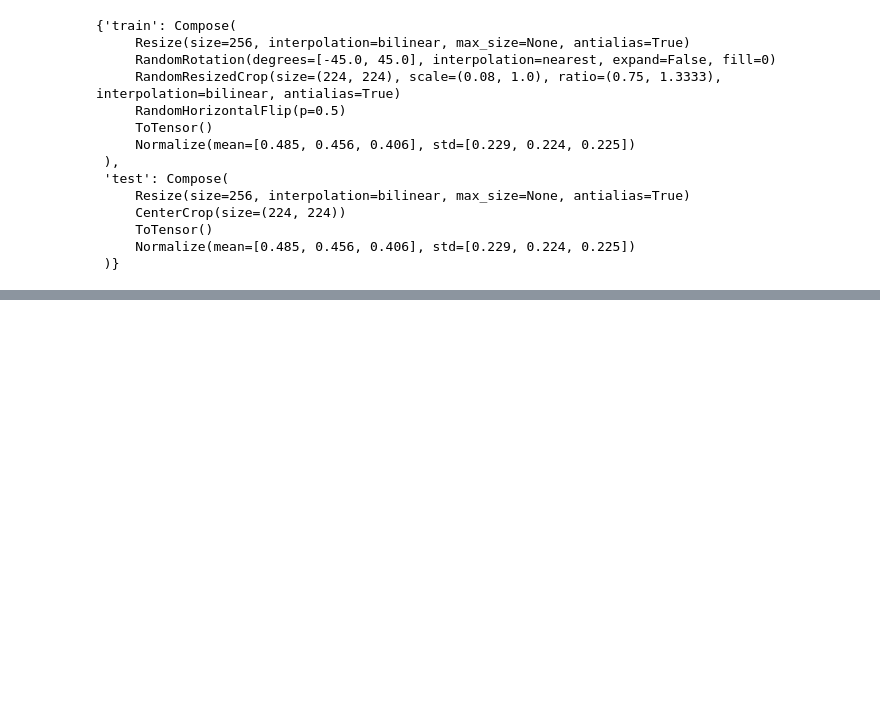
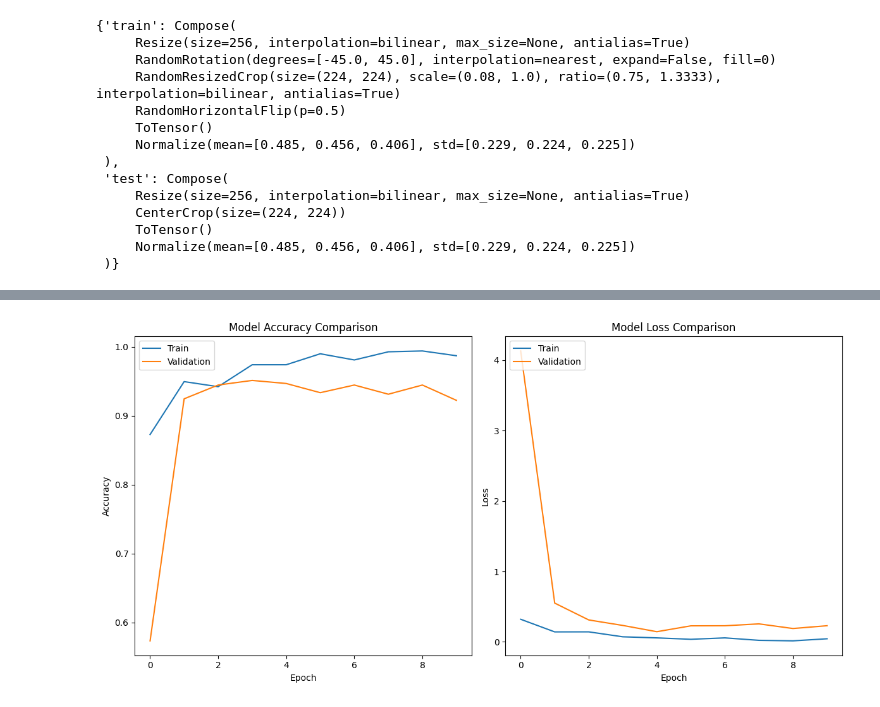
Before and after one commit to insomnius/aiiindonesia-project-1, a Jupyter notebook: arib/model_iteration_1.ipynb, the cells around one changed output, grey strips where cells are left out. Cells and saved outputs as stored; diff of their text form; code cells hidden in the pictures; blank space fills up the shorter version.

Commit message:
model iteration 1 finished

```diff
--- a/arib/model_iteration_1.ipynb
+++ b/arib/model_iteration_1.ipynb
@@ -119,0 +114,3 @@ test_df
+# %%
+test_df['Male'] = test_df['Male'].astype(str)
+train_df['Male'] = train_df['Male'].astype(str)
@@ -119,0 +190,15 @@ test_df
+# %%
+# Create a new model on top of InceptionV3
+model = Sequential()
+model.add(base_model)
+model.add(GlobalAveragePooling2D())
+model.add(Dense(128, activation='relu'))
+model.add(Dense(1, activation='sigmoid')) # Binary classification
+# Compile the model
+model.compile(optimizer='adam', loss='binary_crossentropy', metrics=['accuracy'])
+# Train the model
+history = model.fit(
+ train_generator,
+ epochs=10,
+ validation_data=valid_generator
+)
@@ -119,0 +232,32 @@ test_df
+# %%
+import matplotlib.pyplot as plt
+import pandas as pd
+from tensorflow.keras.preprocessing.image import ImageDataGenerator
+from tensorflow.keras.models import Sequential
+from tensorflow.keras.layers import Dense, GlobalAveragePooling2D
+from tensorflow.keras.applications import InceptionV3
+# ... (kode lainnya seperti di atas)
+# Train the model
+# Plot training history
+plt.figure(figsize=(12, 6))
+# Plot training & validation accuracy values
+plt.subplot(1, 2, 1)
+plt.plot(history.history['accuracy'])
+plt.plot(history.history['val_accuracy'])
+plt.title('Model Accuracy Comparison')
+plt.xlabel('Epoch')
+plt.ylabel('Accuracy')
+plt.legend(['Train', 'Validation'], loc='upper left')
+# Plot training & validation loss values
+plt.subplot(1, 2, 2)
+plt.plot(history.history['loss'])
+plt.plot(history.history['val_loss'])
+plt.title('Model Loss Comparison')
+plt.xlabel('Epoch')
+plt.ylabel('Loss')
+plt.legend(['Train', 'Validation'], loc='upper left')
+# Show plots
+plt.tight_layout()
+plt.show()
+# %% [output]
+[figure, added]
```
Also changed, not shown: parts of 13 cells of this notebook, 1 other file.
